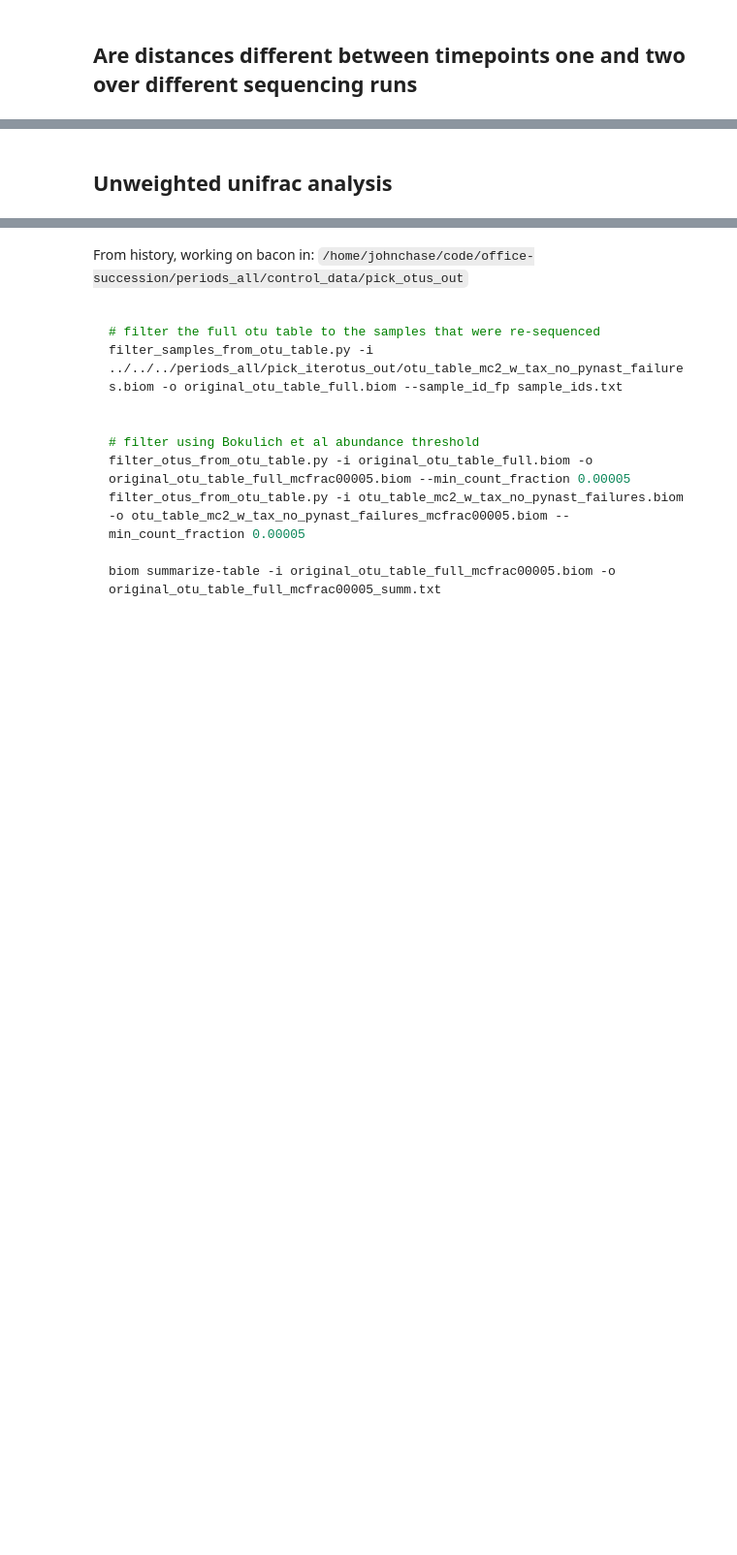
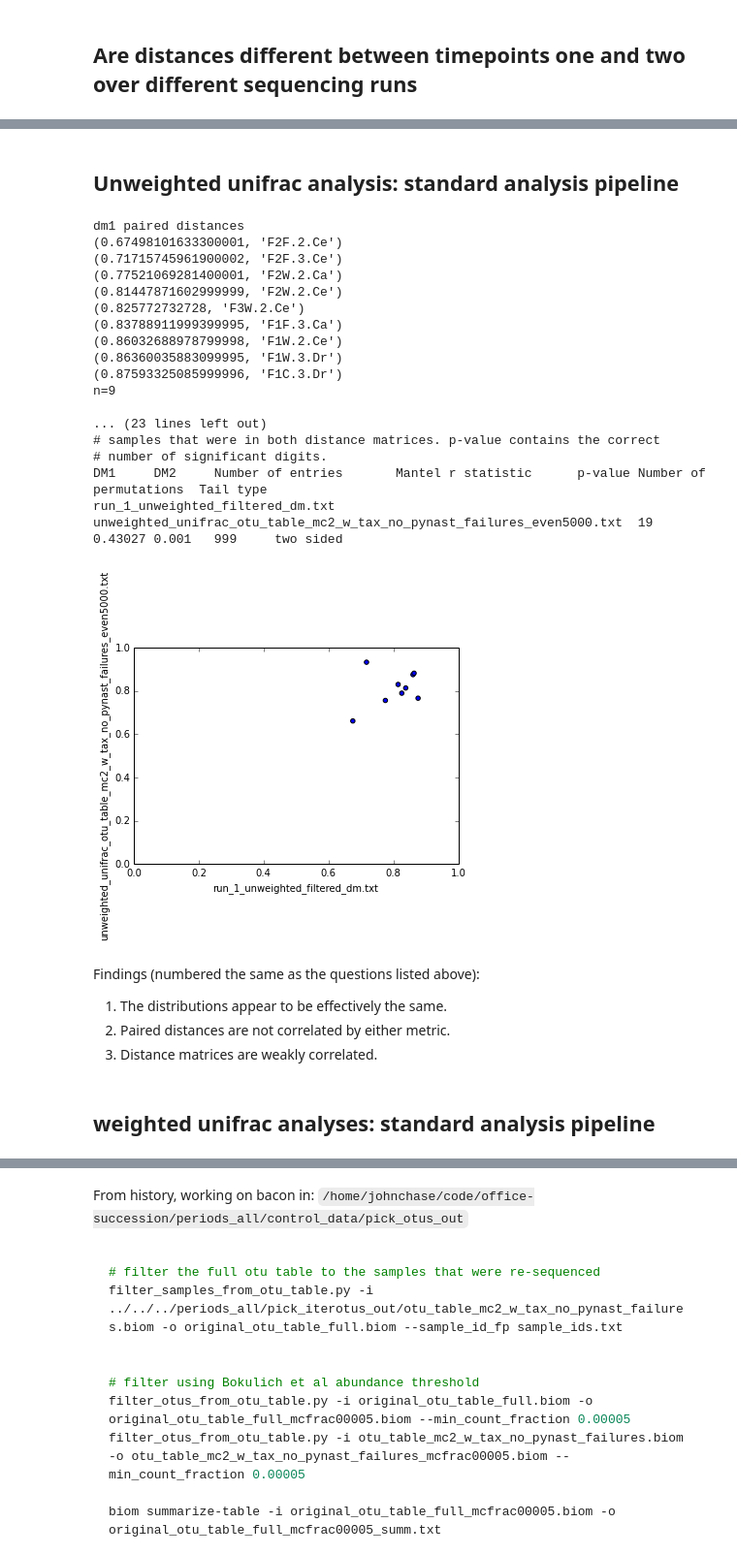
Before and after one commit to gregcaporaso/sloan-office-r2r-variation, a Jupyter notebook: sample-resequencing-choice.ipynb, the cells around one changed output, grey strips where cells are left out. Shown: that part at 97% size. Drawn from its saved outputs; the diff is of its cells as text; code cells hidden in the pictures; blank space fills up the shorter version.

```diff
--- a/sample-resequencing-choice.ipynb
+++ b/sample-resequencing-choice.ipynb
@@ -83,18 +258,16 @@ print obs_t, param_p_val, nonparam_p_val
+# %% [markdown]
+## Unweighted unifrac analysis: standard analysis pipeline
 # %%
-from qiime.group import get_grouped_distances
-from qiime.parse import parse_distmat, parse_mapping_file
-
 #Run 1 (actually from two different runs)
 run_1_unweighted_dm = "run_1_unweighted_unifrac_dm.txt"
 run_1_weighted_dm = "run_1_weighted_unifrac_dm.txt"
 
 #Run 2 distance matrices are already filtered
-run_2_unweighted_dm = "bdiv_even5000/unweighted_unifrac_otu_table_mc2_w_tax_no_pynast_failures_even5000.txt"
-run_2_weighted_dm = "bdiv_even5000/weighted_unifrac_otu_table_mc2_w_tax_no_pynast_failures_even5000.txt"
+run_2_unweighted_dm = "unweighted_unifrac_otu_table_mc2_w_tax_no_pynast_failures_even5000.txt"
+run_2_weighted_dm = "weighted_unifrac_otu_table_mc2_w_tax_no_pynast_failures_even5000.txt"
 
 #filtered otu table created for the control samples
-otu_table = "bdiv_even5000/otu_table_mc2_w_tax_no_pynast_failures_even5000.biom"
-map_fp = "master_period_1-2-3_map_5182014.txt"
+otu_table = "otu_table_mc2_w_tax_no_pynast_failures_even5000.biom"
 
 #Output paths
 run_1_unweighted_filtered_dm = "run_1_unweighted_filtered_dm.txt"
@@ -102,5 +275,32 @@ run_1_weighted_filtered_dm = "run_1_weighted_filtered_dm.txt"
 # %%
 !filter_distance_matrix.py -i $run_1_unweighted_dm -o $run_1_unweighted_filtered_dm -t $otu_table
 !filter_distance_matrix.py -i $run_1_weighted_dm -o $run_1_weighted_filtered_dm -t $otu_table
+# %%
+compare_distance_matrices(run_1_unweighted_filtered_dm, run_2_unweighted_dm, map_fp)
+# %% [output]
+dm1 paired distances
+(0.67498101633300001, 'F2F.2.Ce')
+(0.71715745961900002, 'F2F.3.Ce')
+(0.77521069281400001, 'F2W.2.Ca')
+(0.81447871602999999, 'F2W.2.Ce')
+(0.825772732728, 'F3W.2.Ce')
+(0.83788911999399995, 'F1F.3.Ca')
+(0.86032688978799998, 'F1W.2.Ce')
+(0.86360035883099995, 'F1W.3.Dr')
+(0.87593325085999996, 'F1C.3.Dr')
+n=9
+
+... (23 lines left out)
+# samples that were in both distance matrices. p-value contains the correct
+# number of significant digits.
+DM1     DM2     Number of entries       Mantel r statistic      p-value Number of permutations  Tail type
+run_1_unweighted_filtered_dm.txt        unweighted_unifrac_otu_table_mc2_w_tax_no_pynast_failures_even5000.txt  19      0.43027 0.001   999     two sided
+[figure, added]
+# %% [markdown]
+Findings (numbered the same as the questions listed above):
+
+1. The distributions appear to be effectively the same.
+2. Paired distances are not correlated by either metric.
+3. Distance matrices are weakly correlated.
 # %% [markdown]
-## Unweighted unifrac analysis
+## weighted unifrac analyses: standard analysis pipeline
```
Also changed, not shown: parts of 39 cells of this notebook.
